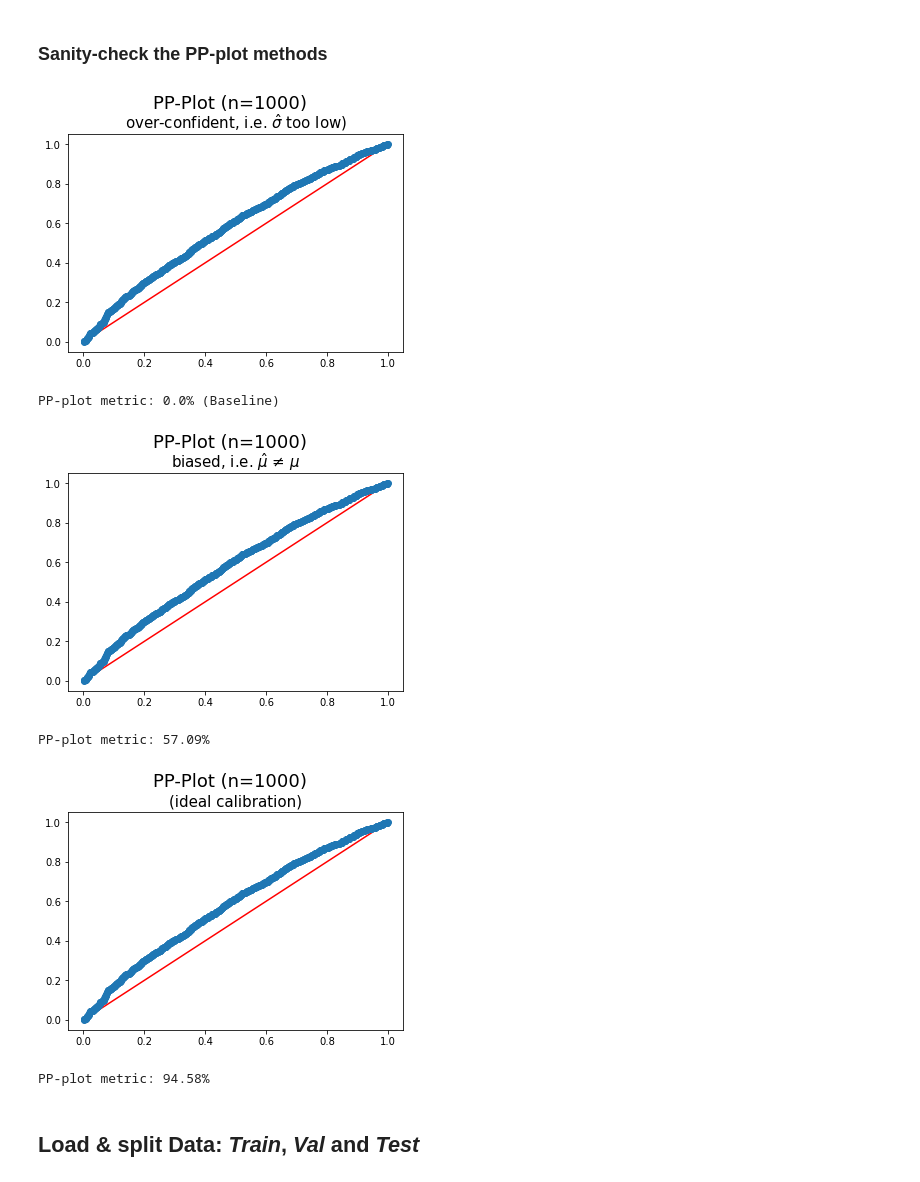
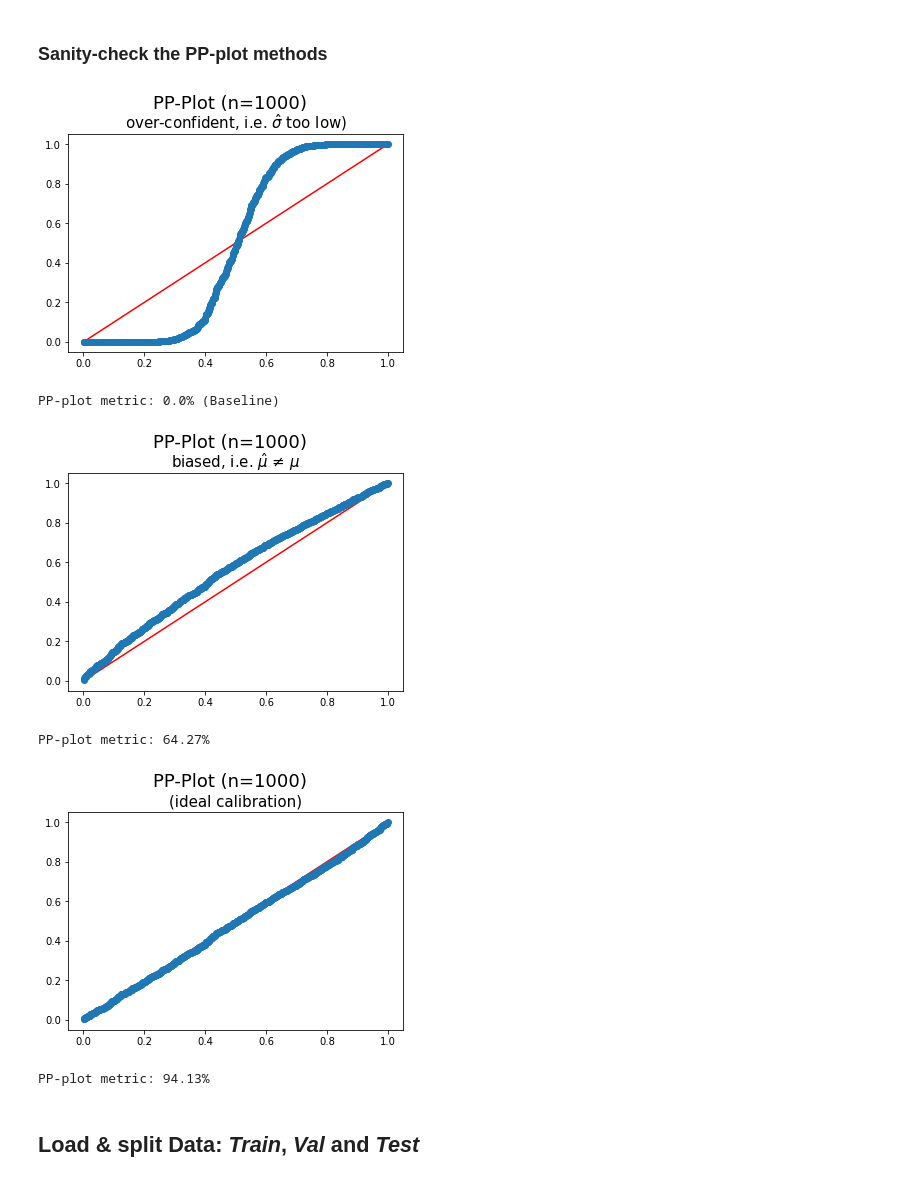
Before and after one commit to 7shoe/probabilistic-forecasting, a Jupyter notebook: 02_ModelZoo.ipynb, the cells around one changed output. Drawn from its saved outputs; the diff is of its cells as text; code cells hidden in the pictures.

```diff
--- a/02_ModelZoo.ipynb
+++ b/02_ModelZoo.ipynb
@@ -93,32 +97,31 @@ def ppPlotMetric(y_obs, mu_hat, sigma_hat, mu_base, sigma_base):
 ### Sanity-check the PP-plot methods
 # %%
 # A. Over-confident
+N = 1000
 rnd = np.random.normal(loc=2, scale=2, size=N)
 mus1 = [2]*N
 sig1 = 0.5
-ppPlot(rnd, mus, sig, "over-confident, i.e. $\hat{\sigma}$ too low)")
-ppOverConf = ppArea(rnd, mus, sig,)
-print('PP-plot metric: {}% (Baseline)'.format(ppPlotMetric(y_obs, mus1, sig1, mus1, sig1)))
+ppPlot(rnd, mus1, sig1, "over-confident, i.e. $\hat{\sigma}$ too low)")
+print('PP-plot metric: {}% (Baseline)'.format(ppPlotMetric(rnd, mus1, sig1, mus1, sig1)))
 
 # B. Biased
 mus2 = [1.5]*N
 sig2 = 2
-ppPlot(rnd, mus, sig, "biased, i.e. $\hat{\mu}$ ≠ $\mu$")
-print('PP-plot metric: {}%'.format(ppPlotMetric(y_obs, mus2, sig2, mus1, sig1)))
+ppPlot(rnd, mus2, sig2, "biased, i.e. $\hat{\mu}$ ≠ $\mu$")
+print('PP-plot metric: {}%'.format(ppPlotMetric(rnd, mus2, sig2, mus1, sig1)))
 
 # C. Calibrated
 mus3 = [2]*N
 sig3 = 2
-ppPlot(rnd, mus, sig, "(ideal calibration)")
-ppArea(rnd, mus, sig,)
-print('PP-plot metric: {}%'.format(ppPlotMetric(y_obs, mus3, sig3, mus1, sig1)))
+ppPlot(rnd, mus3, sig3, "(ideal calibration)")
+print('PP-plot metric: {}%'.format(ppPlotMetric(rnd, mus3, sig3, mus1, sig1)))
 # %% [output]
-[figure, old version]
+[figure, new version]
 PP-plot metric: 0.0% (Baseline)
-[figure, old version]
+[figure, new version]
-PP-plot metric: 57.09%
+PP-plot metric: 64.27%
-[figure, old version]
+[figure, new version]
-PP-plot metric: 94.58%
+PP-plot metric: 94.13%
 # %% [markdown]
 ## Load & split Data: *Train*, *Val* and *Test*
 # %%
```
Also changed, not shown: parts of 27 cells of this notebook.
